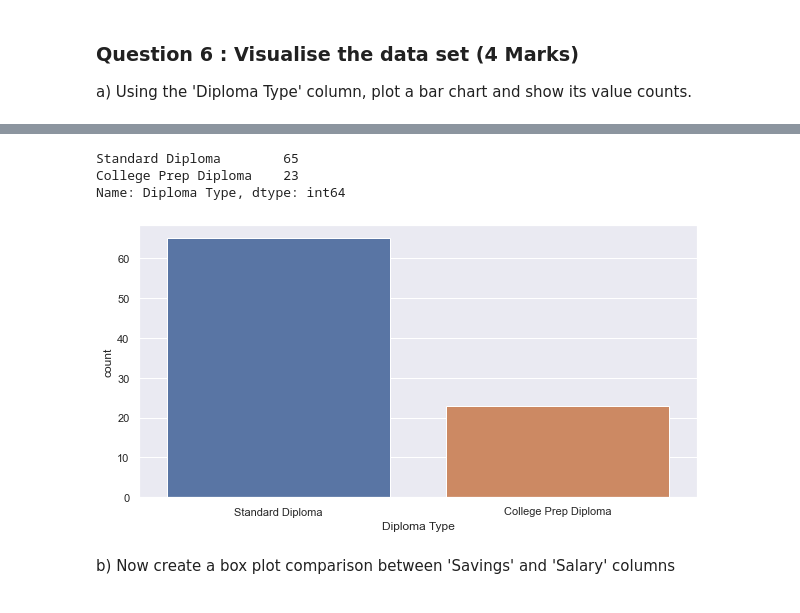
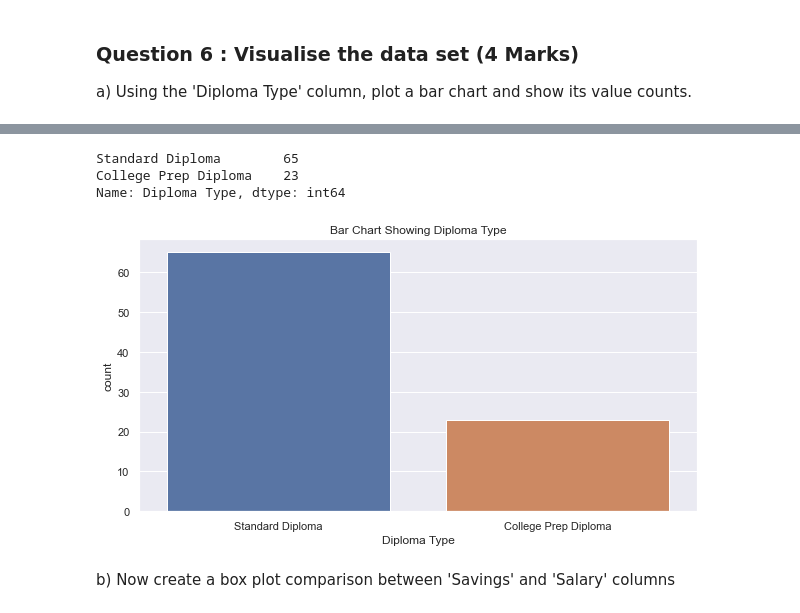
Before and after one commit to ibraabdike/JanuaryClass, a Jupyter notebook: Assignment/Pandas_Assignment.ipynb, the cells around one changed output, grey strips where cells are left out. Saved outputs shown, nothing was run; the diff lists cells and outputs as text; code cells hidden in the pictures.

```diff
--- a/Assignment/Pandas_Assignment.ipynb
+++ b/Assignment/Pandas_Assignment.ipynb
@@ -241,13 +240,14 @@ Name: Diploma Type, dtype: int64
 # %%
 sns.set_theme(style="darkgrid")
 plt.figure(figsize=(10,5))
 ax = sns.countplot(x="Diploma Type", data=alumni)
+plt.title('Bar Chart Showing Diploma Type',fontsize=12)
 print(alumni['Diploma Type'].value_counts());
 # %% [output]
 Standard Diploma        65
 College Prep Diploma    23
 Name: Diploma Type, dtype: int64
-[figure, old version]
+[figure, new version]
 # %% [markdown]
 b) Now create a box plot comparison between 'Savings' and 'Salary' columns
 # %%
```
Also changed, not shown: parts of 2 cells of this notebook.
